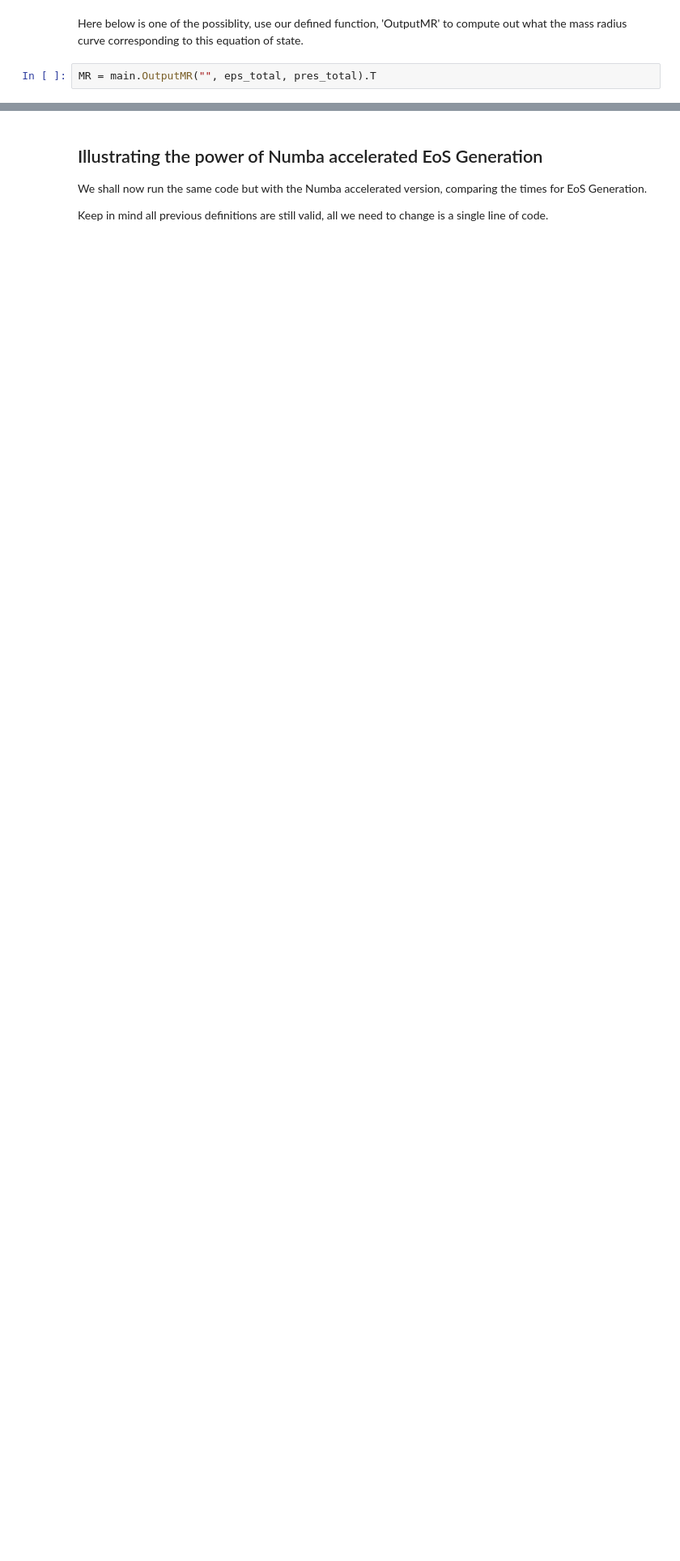
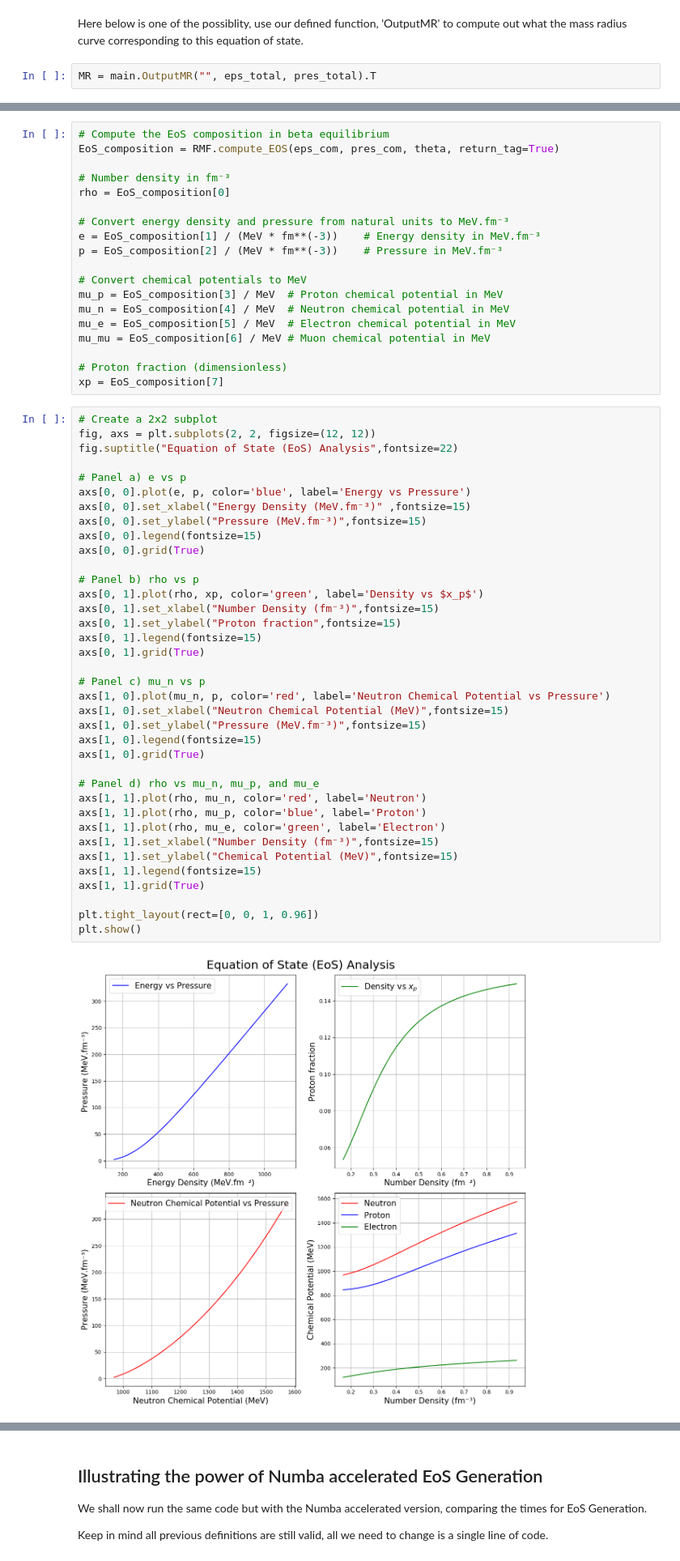
Before and after one commit to ChunHuangPhy/CompactOject, a Jupyter notebook: docs/source/test_EOSgenerators.ipynb, the cells around one changed output, grey strips where cells are left out. Shown at 81% size. Saved outputs shown, nothing was run; the diff lists cells and outputs as text; blank space fills up the shorter version.

```diff
--- a/docs/source/test_EOSgenerators.ipynb
+++ b/docs/source/test_EOSgenerators.ipynb
@@ -77,0 +100,58 @@ plt.show()
+# %%
+# Compute the EoS composition in beta equilibrium
+EoS_composition = RMF.compute_EOS(eps_com, pres_com, theta, return_tag=True)
+
+# Number density in fm⁻³
+rho = EoS_composition[0]
+
+# Convert energy density and pressure from natural units to MeV.fm⁻³
+e = EoS_composition[1] / (MeV * fm**(-3))    # Energy density in MeV.fm⁻³
+p = EoS_composition[2] / (MeV * fm**(-3))    # Pressure in MeV.fm⁻³
+
+# Convert chemical potentials to MeV
+mu_p = EoS_composition[3] / MeV  # Proton chemical potential in MeV
+mu_n = EoS_composition[4] / MeV  # Neutron chemical potential in MeV
+mu_e = EoS_composition[5] / MeV  # Electron chemical potential in MeV
+mu_mu = EoS_composition[6] / MeV # Muon chemical potential in MeV
+
+# Proton fraction (dimensionless)
+xp = EoS_composition[7]
+# %%
+# Create a 2x2 subplot
+fig, axs = plt.subplots(2, 2, figsize=(12, 12))
+fig.suptitle("Equation of State (EoS) Analysis",fontsize=22)
+
+# Panel a) e vs p
+axs[0, 0].plot(e, p, color='blue', label='Energy vs Pressure')
+axs[0, 0].set_xlabel("Energy Density (MeV.fm⁻³)" ,fontsize=15)
+axs[0, 0].set_ylabel("Pressure (MeV.fm⁻³)",fontsize=15)
+axs[0, 0].legend(fontsize=15)
+axs[0, 0].grid(True)
+
+# Panel b) rho vs p
+axs[0, 1].plot(rho, xp, color='green', label='Density vs $x_p$')
+axs[0, 1].set_xlabel("Number Density (fm⁻³)",fontsize=15)
+axs[0, 1].set_ylabel("Proton fraction",fontsize=15)
+axs[0, 1].legend(fontsize=15)
+axs[0, 1].grid(True)
+
+# Panel c) mu_n vs p
+axs[1, 0].plot(mu_n, p, color='red', label='Neutron Chemical Potential vs Pressure')
+axs[1, 0].set_xlabel("Neutron Chemical Potential (MeV)",fontsize=15)
+axs[1, 0].set_ylabel("Pressure (MeV.fm⁻³)",fontsize=15)
+axs[1, 0].legend(fontsize=15)
+axs[1, 0].grid(True)
+
+# Panel d) rho vs mu_n, mu_p, and mu_e
+axs[1, 1].plot(rho, mu_n, color='red', label='Neutron')
+axs[1, 1].plot(rho, mu_p, color='blue', label='Proton')
+axs[1, 1].plot(rho, mu_e, color='green', label='Electron')
+axs[1, 1].set_xlabel("Number Density (fm⁻³)",fontsize=15)
+axs[1, 1].set_ylabel("Chemical Potential (MeV)",fontsize=15)
+axs[1, 1].legend(fontsize=15)
+axs[1, 1].grid(True)
+
+plt.tight_layout(rect=[0, 0, 1, 0.96])
+plt.show()
+# %% [output]
+[figure, added]
```
Also changed, not shown: parts of 20 cells of this notebook.
